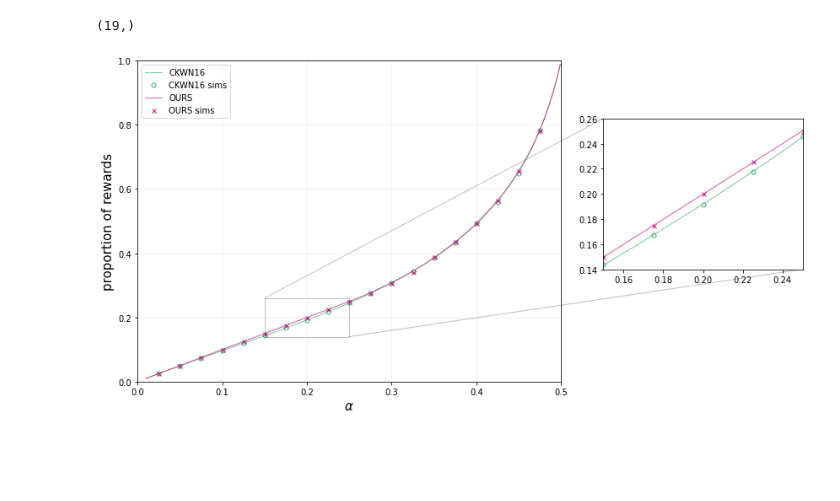
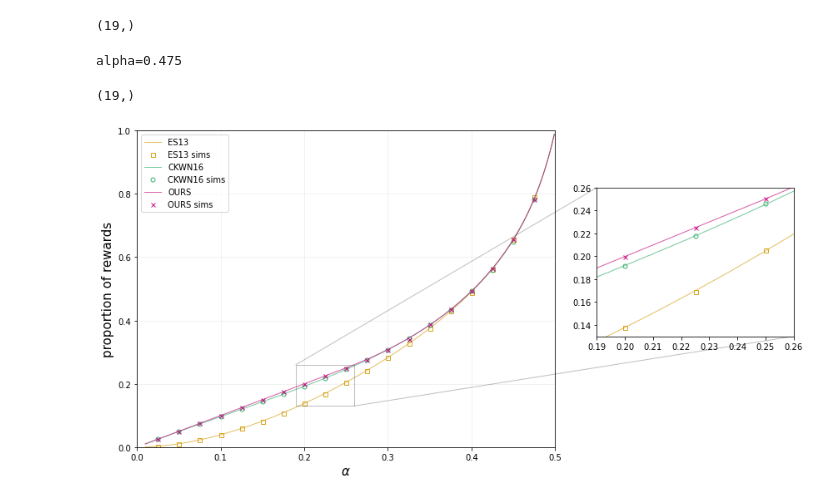
Before and after one commit to michaelneuder/opportunistic-mining, a Jupyter notebook: august.ipynb, the cells around one changed output. Drawn from its saved outputs; the diff is of its cells as text; code cells hidden in the pictures; blank space fills up the shorter version.

```diff
--- a/august.ipynb
+++ b/august.ipynb
@@ -861,11 +865,14 @@ plt.plot(opt_betas_both)
 # %%
 CKWN_theo_opt_beta = []
 OURS_theo_opt_beta = []
+ES_tho_beta_infty  = []
 for i in tqdm(range(len(alphas))):
     a, optb_exec, optb_both = alphas[i], opt_betas_exec[i], opt_betas_both[i]
     CKWN_theo_opt_beta.append(calcTotalRewardGamma(a=a, b=optb_exec, gamma=0, scale=1))
     OURS_theo_opt_beta.append(calcTotalRewardGamma(a=a, b=optb_both, gamma=0, scale=1))
+    ES_tho_beta_infty.append(calcTotalRewardGamma(a=a, b=100, gamma=0, scale=1))
 CKWN_theo_opt_beta = np.array(CKWN_theo_opt_beta)
 OURS_theo_opt_beta = np.array(OURS_theo_opt_beta)
-CKWN_theo_opt_beta.shape, OURS_theo_opt_beta.shape,
+ES_tho_beta_infty  = np.array(ES_tho_beta_infty)
+CKWN_theo_opt_beta.shape, OURS_theo_opt_beta.shape, ES_tho_beta_infty.shape
 # %% [output]
@@ -1004,36 +1011,58 @@ OURS_sim_lambda.shape
 # %% [output]
 alpha=0.475, optb=5.000
 (19,)
+# %%
+simAlphas = np.arange(0.025, 0.5, 0.025)
+ES_sim_lambda = []
+for a in simAlphas:
+    optb = 100
+    print('alpha={:0.3f}'.format(a), end='\r')
+    temp = []
+    for j in range(10):
+        temp.append(simCKWN_beta_lambda(alpha=a, gamma=0.0, beta=optb, scale=1, n=int(1e5)))
+    ES_sim_lambda.append(np.mean(temp))
+ES_sim_lambda = np.array(ES_sim_lambda)
+ES_sim_lambda.shape
+# %% [output]
+alpha=0.475
+(19,)
 # %%
 f, ax = plt.subplots(figsize=(9,7))
 
 axins = ax.inset_axes(
     [1.1, 0.35, 0.47, 0.47],
-    xlim=(.15, .25), ylim=(.14, .26))
+    xlim=(.19, .26), ylim=(.13, .26))
 
 ax.indicate_inset_zoom(axins, edgecolor="black", label=None, alpha=0.25)
 
 
 for a in [ax, axins]:
+    a.plot(alphas, ES_tho_beta_infty, linewidth=1, color='goldenrod', alpha=0.7, label='ES13',
+            linestyle='-')
+    a.plot(simAlphas, ES_sim_lambda, color='goldenrod', alpha=1, label='ES13 sims', marker='s',
+           fillstyle='none', linestyle='none', markersize=5)
+
     a.plot(alphas, CKWN_theo_opt_beta, linewidth=1, color='mediumseagreen', alpha=0.7, label='CKWN16',
             linestyle='-')
     a.plot(simAlphas, CKWN_sim_lambda, color='mediumseagreen', alpha=1, label='CKWN16 sims', marker='o',
            fillstyle='none', linestyle='none', markersize=5)
 
     a.plot(alphas, OURS_theo_opt_beta, linewidth=1, color='mediumvioletred', alpha=0.7, label='OURS',
             linestyle='-')
     a.plot(simAlphas, OURS_sim_lambda, color='mediumvioletred', alpha=1, label='OURS sims', marker='x',
            fillstyle='none', linestyle='none', markersize=5)
+
+
 #     a.plot(alphas,alphas, color='k', alpha=0.3)
 
 ax.set_xlabel(r'$\alpha$', size=15)
 ax.set_ylabel(r'proportion of rewards', size=15)
 ax.grid(alpha=0.2)
 ax.legend()
 ax.set_xlim(0., 0.5)
 ax.set_ylim(0.,1)
 
 plt.savefig('out.png', dpi=400, bbox_inches='tight', facecolor='white')
 plt.show()
 # %% [output]
-[figure, old version]
+[figure, new version]
```
Also changed, not shown: parts of 12 cells of this notebook, 1 other file.
